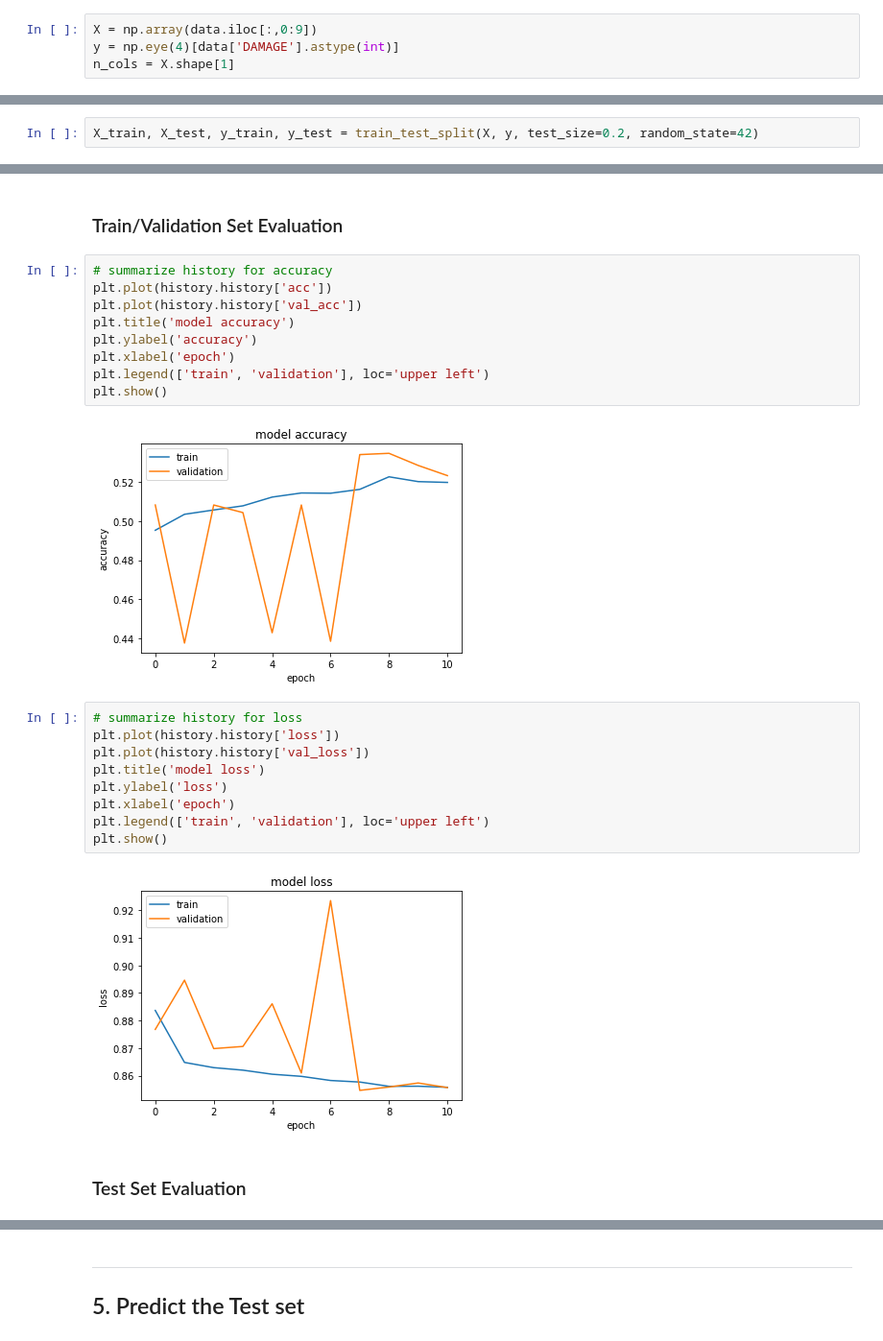
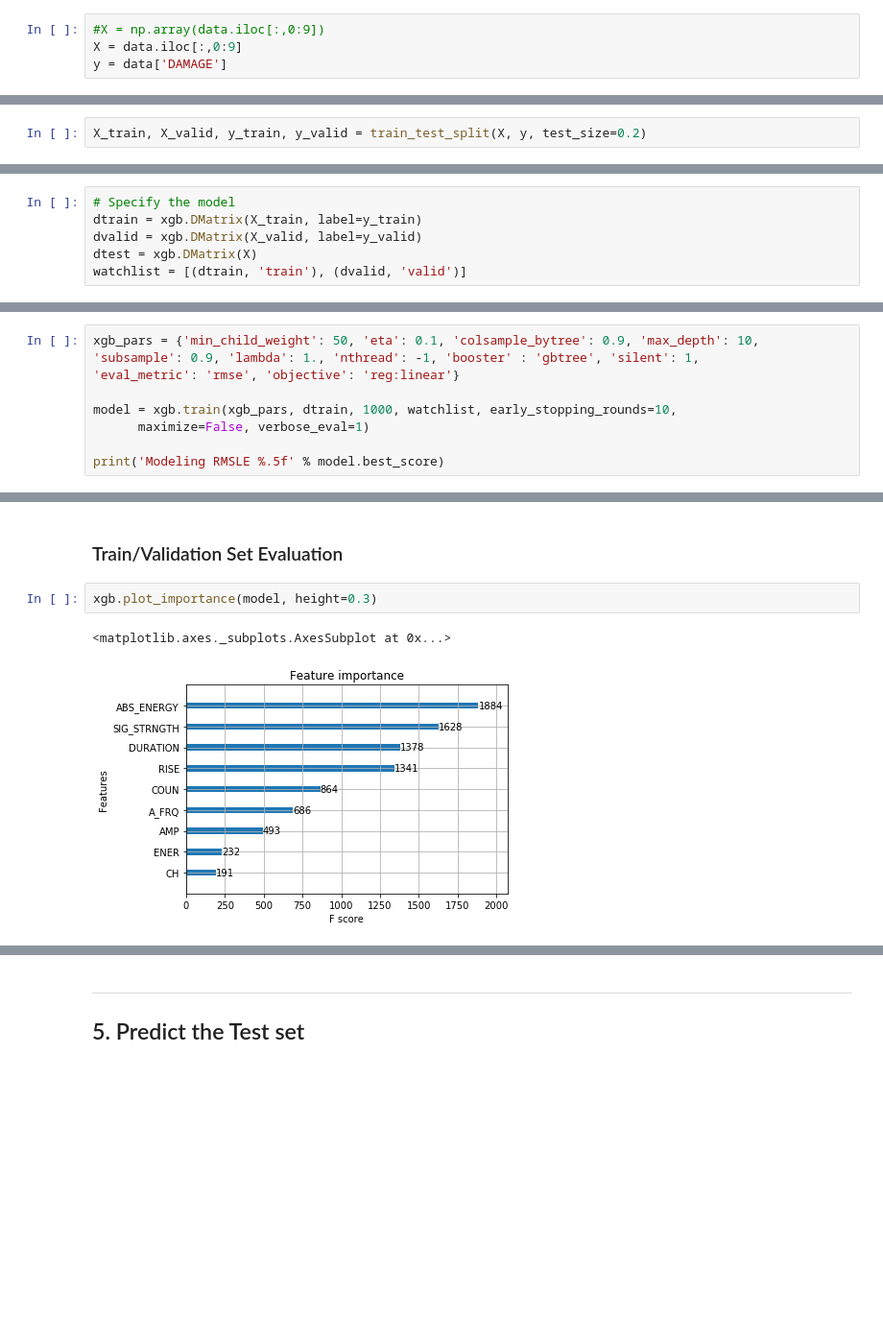
Before and after one commit to jadoonengr/Civil-Concrete-Damage, a Jupyter notebook: Civil-Concrete-Damage.ipynb, the cells around one changed output, grey strips where cells are left out. Shown at 96% size. Drawn from its saved outputs; the diff is of its cells as text; blank space fills up the shorter version.

```diff
--- a/Civil-Concrete-Damage.ipynb
+++ b/Civil-Concrete-Damage.ipynb
@@ -157,4 +147,4 @@ data.tail()
 # %%
-X = np.array(data.iloc[:,0:9])
-y = np.eye(4)[data['DAMAGE'].astype(int)]
-n_cols = X.shape[1]
+#X = np.array(data.iloc[:,0:9])
+X = data.iloc[:,0:9]
+y = data['DAMAGE']
@@ -165,7 +151,7 @@ n_cols
 # %% [markdown]
 Split Train/Test Sets
 # %%
-X_train, X_test, y_train, y_test = train_test_split(X, y, test_size=0.2, random_state=42)
+X_train, X_valid, y_train, y_valid = train_test_split(X, y, test_size=0.2)
 # %%
 X_train.shape, X_test.shape, y_train.shape, y_test.shape
 # %% [output]
@@ -214,0 +166,6 @@ Epoch 11/100
+# %%
+# Specify the model
+dtrain = xgb.DMatrix(X_train, label=y_train)
+dvalid = xgb.DMatrix(X_valid, label=y_valid)
+dtest = xgb.DMatrix(X)
+watchlist = [(dtrain, 'train'), (dvalid, 'valid')]
@@ -214,0 +174,9 @@ Epoch 11/100
+# %%
+xgb_pars = {'min_child_weight': 50, 'eta': 0.1, 'colsample_bytree': 0.9, 'max_depth': 10,
+'subsample': 0.9, 'lambda': 1., 'nthread': -1, 'booster' : 'gbtree', 'silent': 1,
+'eval_metric': 'rmse', 'objective': 'reg:linear'}
+
+model = xgb.train(xgb_pars, dtrain, 1000, watchlist, early_stopping_rounds=10,
+      maximize=False, verbose_eval=1)
+
+print('Modeling RMSLE %.5f' % model.best_score)
@@ -215,26 +211,7 @@ Epoch 11/100
 # %% [markdown]
 ### Train/Validation Set Evaluation
-# %%
-# summarize history for accuracy
-plt.plot(history.history['acc'])
-plt.plot(history.history['val_acc'])
-plt.title('model accuracy')
-plt.ylabel('accuracy')
-plt.xlabel('epoch')
-plt.legend(['train', 'validation'], loc='upper left')
-plt.show()
-# %% [output]
-[figure, removed]
-# %%
-# summarize history for loss
-plt.plot(history.history['loss'])
-plt.plot(history.history['val_loss'])
-plt.title('model loss')
-plt.ylabel('loss')
-plt.xlabel('epoch')
-plt.legend(['train', 'validation'], loc='upper left')
-plt.show()
-# %% [output]
-[figure, removed]
-# %% [markdown]
-### Test Set Evaluation
+# %%
+xgb.plot_importance(model, height=0.3)
+# %% [output]
+<matplotlib.axes._subplots.AxesSubplot at 0x...>
+[figure, added]
```
Also changed, not shown: parts of 32 cells of this notebook.
